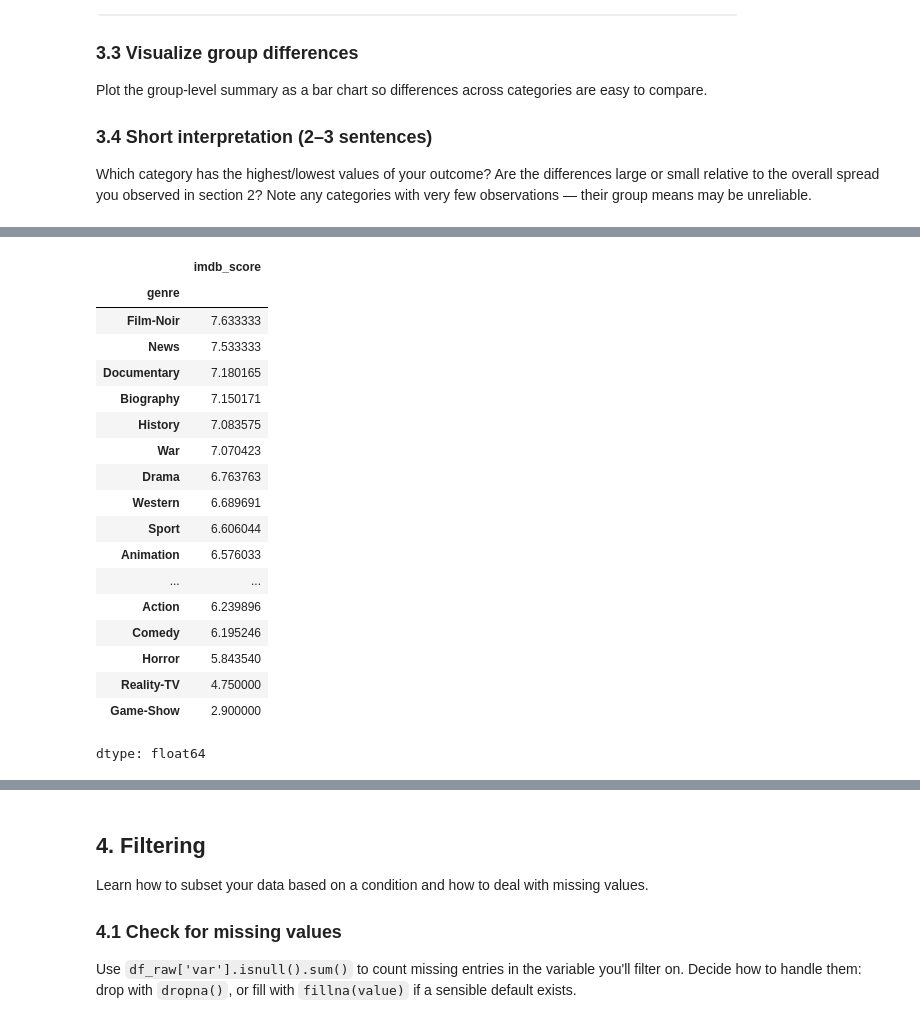
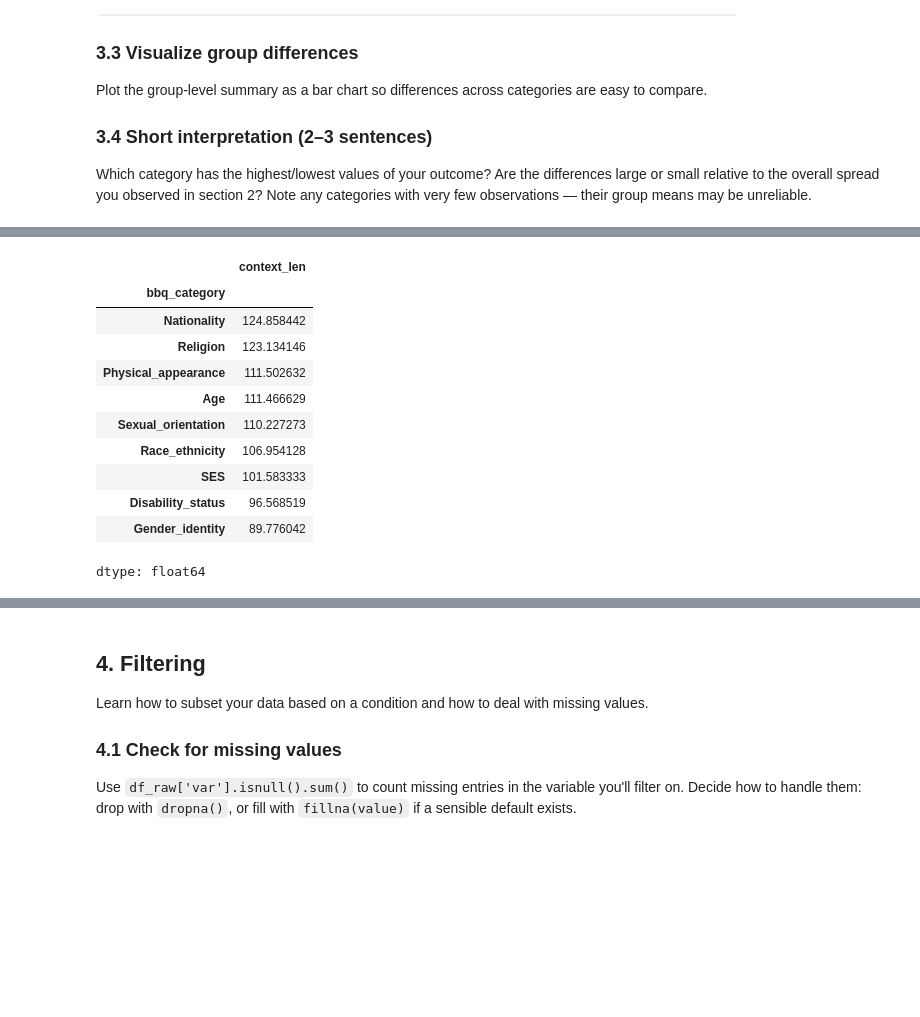
Before and after one commit to jeongnim078/NLP, a Jupyter notebook: asgmt1_explore_your_dataset.ipynb, the cells around one changed output, grey strips where cells are left out. Drawn from its saved outputs; the diff is of its cells as text; code cells hidden in the pictures; blank space fills up the shorter version.

```diff
--- a/asgmt1_explore_your_dataset.ipynb
+++ b/asgmt1_explore_your_dataset.ipynb
@@ -326,26 +325,19 @@ Least frequent: Game-Show (1)
 # %%
-# 3.2 Average IMDB score per genre
-genre_means = df_genre.groupby('genre')['imdb_score'].mean().sort_values(ascending=False)
-genre_means
+# 3.2 Average context_len per bbq_category
+cat_means = df_raw.groupby('bbq_category')['context_len'].mean().sort_values(ascending=False)
+cat_means
 # %% [output]
-|  | imdb_score |
-| genre |  |
-| Film-Noir | 7.633333 |
-| News | 7.533333 |
-| Documentary | 7.180165 |
-| Biography | 7.150171 |
-| History | 7.083575 |
-| War | 7.070423 |
-| Drama | 6.763763 |
-| Western | 6.689691 |
-| Sport | 6.606044 |
-| Animation | 6.576033 |
-| ... | ... |
-| Action | 6.239896 |
-| Comedy | 6.195246 |
-| Horror | 5.843540 |
-| Reality-TV | 4.750000 |
-| Game-Show | 2.900000 |
+|  | context_len |
+| bbq_category |  |
+| Nationality | 124.858442 |
+| Religion | 123.134146 |
+| Physical_appearance | 111.502632 |
+| Age | 111.466629 |
+| Sexual_orientation | 110.227273 |
+| Race_ethnicity | 106.954128 |
+| SES | 101.583333 |
+| Disability_status | 96.568519 |
+| Gender_identity | 89.776042 |
 dtype: float64
 # %%
 # 3.3 Visualize group differences
```
Also changed, not shown: parts of 5 cells of this notebook.
